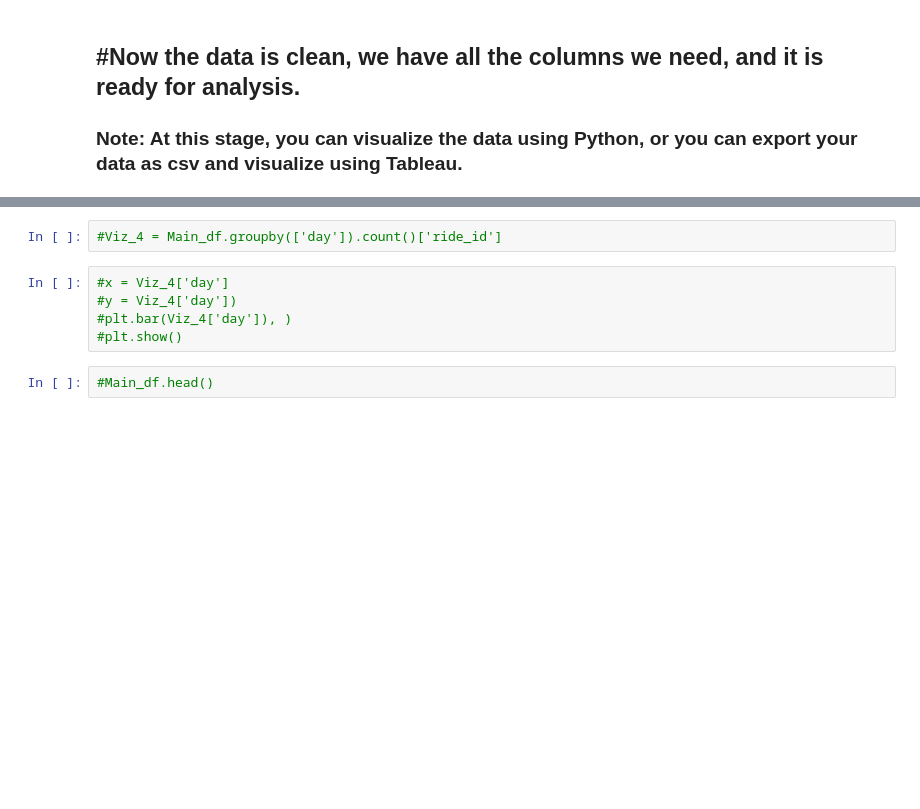
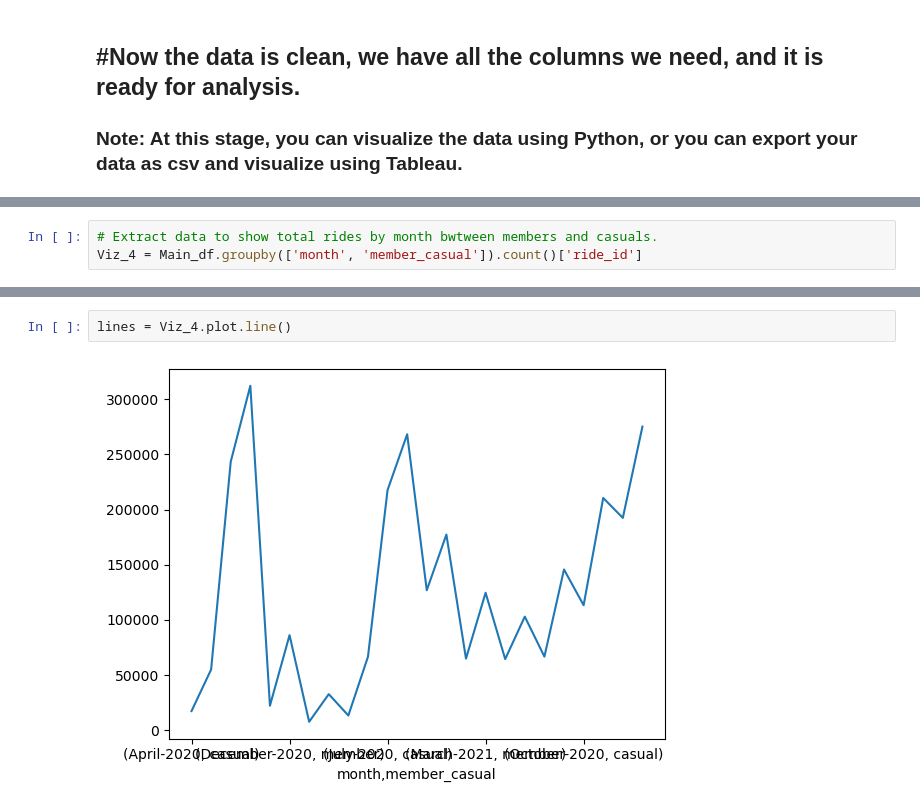
Before and after one commit to VMuange/Cyclistic-Project-with-Python, a Jupyter notebook: Cyclistic Bikeshare with Python.ipynb, the cells around one changed output, grey strips where cells are left out. Cells and saved outputs as stored; diff of their text form; blank space fills up the shorter version.

```diff
--- a/Cyclistic Bikeshare with Python.ipynb
+++ b/Cyclistic Bikeshare with Python.ipynb
@@ -246 +330,4 @@ Viz_2
+# %%
+# Extract data to show total rides by month bwtween members and casuals.
+Viz_4 = Main_df.groupby(['month', 'member_casual']).count()['ride_id']
 # %%
@@ -248,9 +354,4 @@ Viz_2
-# %%
-#Viz_4 = Main_df.groupby(['day']).count()['ride_id']
-# %%
-#x = Viz_4['day']
-#y = Viz_4['day'])
-#plt.bar(Viz_4['day']), )
-#plt.show()
-# %%
-#Main_df.head()
+# %%
+lines = Viz_4.plot.line()
+# %% [output]
+[figure, added]
```
Also changed, not shown: parts of 17 cells of this notebook.
